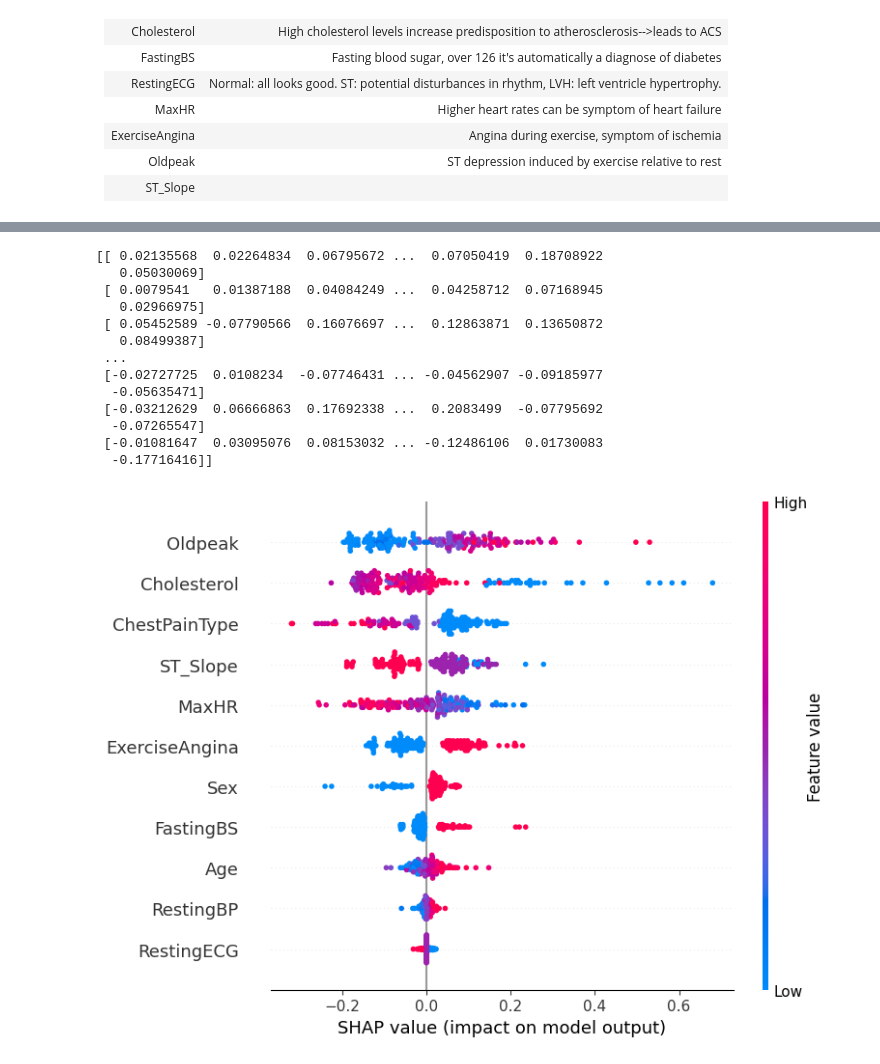
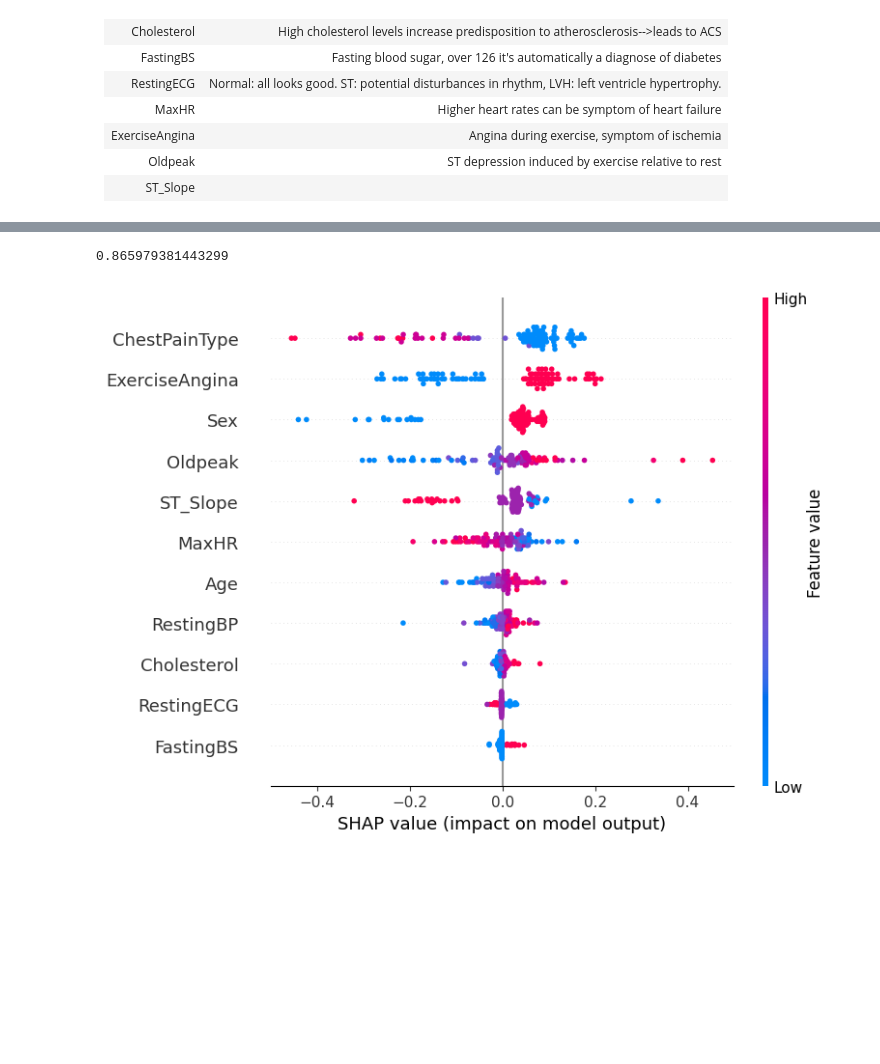
Before and after one commit to nexusfb/ETH-MLxHC-Interpretable-Medical-Data-Classification, a Jupyter notebook: Project1.ipynb, the cells around one changed output, grey strips where cells are left out. Saved outputs shown, nothing was run; the diff lists cells and outputs as text; code cells hidden in the pictures; blank space fills up the shorter version.

Commit message:
Early-Preprocessing MLP

```diff
--- a/Project1.ipynb
+++ b/Project1.ipynb
@@ -51,20 +55,3 @@ print(train_df)
 |  ExerciseAngina   |  Angina during exercise, symptom of ischemia                                              |
 |  Oldpeak          |  ST depression induced by exercise relative to rest                                       |
 |  ST_Slope         |               |
-# %%
-from sklearn.preprocessing import LabelEncoder
-label_encoder = LabelEncoder()
-train_df['Sex'] = label_encoder.fit_transform(train_df['Sex'])
-test_df['Sex'] = label_encoder.transform(test_df['Sex'])
-train_df['ChestPainType'] = label_encoder.fit_transform(train_df['ChestPainType'])
-test_df['ChestPainType'] = label_encoder.transform(test_df['ChestPainType'])
-train_df['FastingBS'] = label_encoder.fit_transform(train_df['FastingBS'])
-test_df['FastingBS'] = label_encoder.transform(test_df['FastingBS'])
-train_df['RestingECG'] = label_encoder.fit_transform(train_df['RestingECG'])
-test_df['RestingECG'] = label_encoder.transform(test_df['RestingECG'])
-train_df['ExerciseAngina'] = label_encoder.fit_transform(train_df['ExerciseAngina'])
-test_df['ExerciseAngina'] = label_encoder.transform(test_df['ExerciseAngina'])
-train_df['ST_Slope'] = label_encoder.fit_transform(train_df['ST_Slope'])
-test_df['ST_Slope'] = label_encoder.transform(test_df['ST_Slope'])
-
-print(train_df)
@@ -101,18 +99,12 @@ shap.summary_plot(shap_values,test_df.iloc[:,:-1],feature_names=train_df.columns
+# %%
+model = MLPClassifier(activation='logistic',hidden_layer_sizes=(11,),solver='adam',max_iter=500,random_state=25)
+model.fit(X_train,y_train)
+print(model.score(X_test, y_test))
+# %% [output]
+0.865979381443299
 # %%
-print(shap_values)
-shap.summary_plot(shap_values,test_df.iloc[:,:-1],feature_names=train_df.columns.values)
+explainer = shap.KernelExplainer(model.predict,X_test)
+shap_values = explainer.shap_values(X_test)
+shap.summary_plot(shap_values,X_test,feature_names=X_test.columns.values)
 # %% [output]
-[[ 0.02135568  0.02264834  0.06795672 ...  0.07050419  0.18708922
-   0.05030069]
- [ 0.0079541   0.01387188  0.04084249 ...  0.04258712  0.07168945
-   0.02966975]
- [ 0.05452589 -0.07790566  0.16076697 ...  0.12863871  0.13650872
-   0.08499387]
- ...
- [-0.02727725  0.0108234  -0.07746431 ... -0.04562907 -0.09185977
-  -0.05635471]
- [-0.03212629  0.06666863  0.17692338 ...  0.2083499  -0.07795692
-  -0.07265547]
- [-0.01081647  0.03095076  0.08153032 ... -0.12486106  0.01730083
-  -0.17716416]]
-[figure, old version]
+[figure, new version]
```
Also changed, not shown: parts of 7 cells of this notebook.
